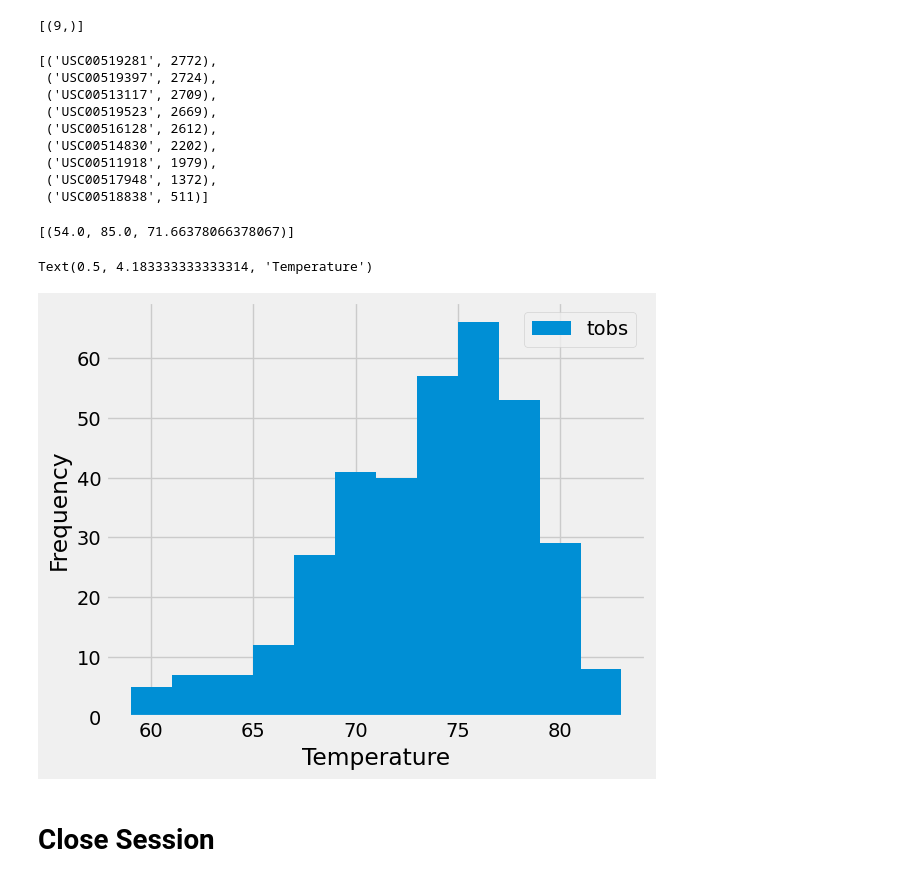
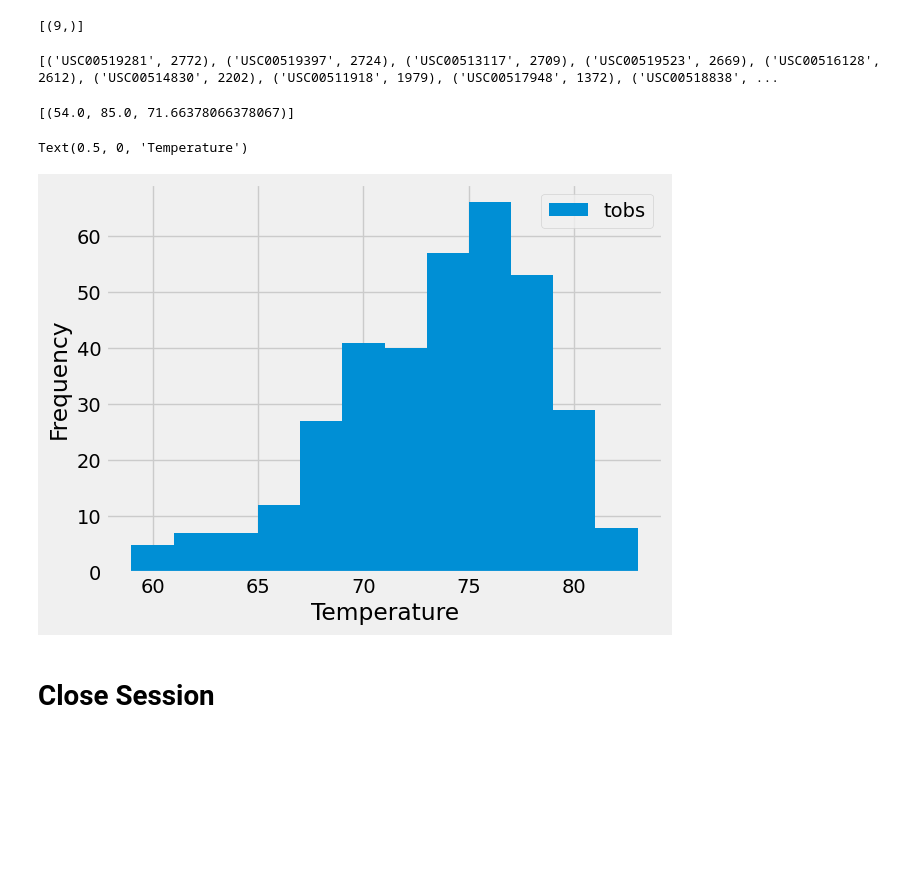
Before and after one commit to HollaNotes/sqlalchemy-challenge, a Jupyter notebook: SurfsUp/climate_NoelleWatson.ipynb, the cells around one changed output. Cells and saved outputs as stored; diff of their text form; code cells hidden in the pictures; blank space fills up the shorter version.

```diff
--- a/SurfsUp/climate_NoelleWatson.ipynb
+++ b/SurfsUp/climate_NoelleWatson.ipynb
@@ -126,15 +90,11 @@ session.query(func.count(Station.station)).all()
 # %%
 # Design a query to find the most active stations (i.e. which stations have the most rows?)
 # List the stations and their counts in descending order.
+most_active_station = session.query(Measurement.station, func.count(Measurement.id)).\
+    group_by(Measurement.station).order_by(func.count(Measurement.id).desc()).all()
+
+print(most_active_station)
 # %% [output]
-[('USC00519281', 2772),
- ('USC00519397', 2724),
- ('USC00513117', 2709),
- ('USC00519523', 2669),
- ('USC00516128', 2612),
- ('USC00514830', 2202),
- ('USC00511918', 1979),
- ('USC00517948', 1372),
- ('USC00518838', 511)]
+[('USC00519281', 2772), ('USC00519397', 2724), ('USC00513117', 2709), ('USC00519523', 2669), ('USC00516128', 2612), ('USC00514830', 2202), ('USC00511918', 1979), ('USC00517948', 1372), ('USC00518838', ...
 # %%
 # Using the most active station id from the previous query, calculate the lowest, highest, and average temperature.
@@ -143,9 +106,16 @@ session.query(func.count(Station.station)).all()
 # %%
 # Using the most active station id
 # Query the last 12 months of temperature observation data for this station and plot the results as a histogram
+most_active_year = session.query(Measurement.tobs).\
+    filter(Measurement.station == 'USC00519281').\
+    filter(Measurement.date >= year_from_recent).all()
+
+plot = pd.DataFrame(most_active_year, columns=['tobs'])
+plot.plot.hist(bins=12)
+plt.xlabel('Temperature')
 # %% [output]
-Text(0.5, 4.183333333333314, 'Temperature')
+Text(0.5, 0, 'Temperature')
-[figure, old version]
+[figure, new version]
 # %% [markdown]
 # Close Session
 # %%
```
Also changed, not shown: parts of 6 cells of this notebook, 1 other file.
